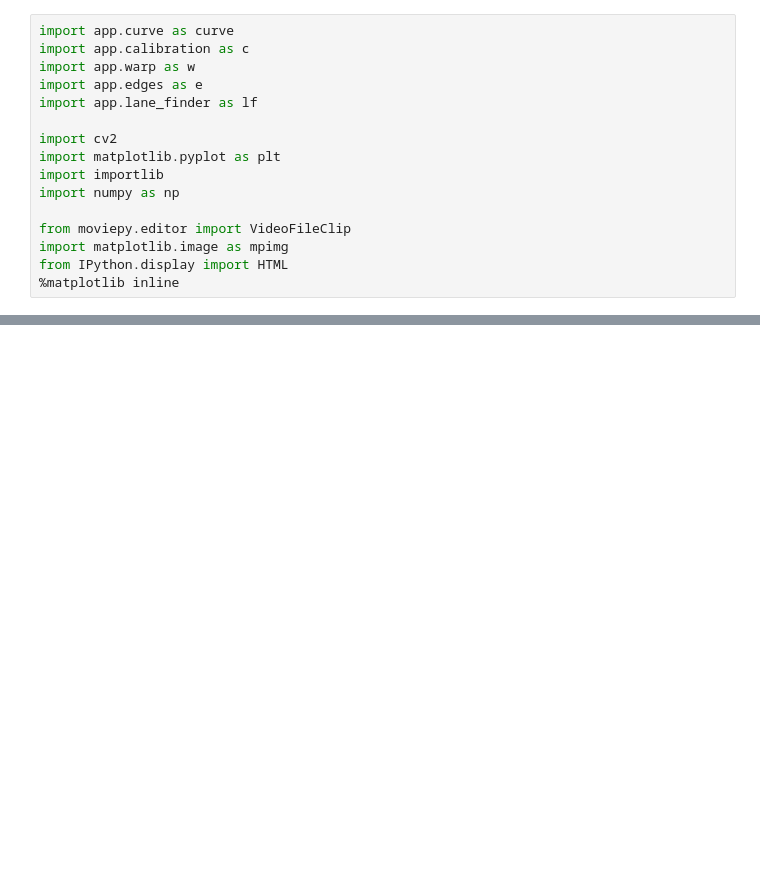
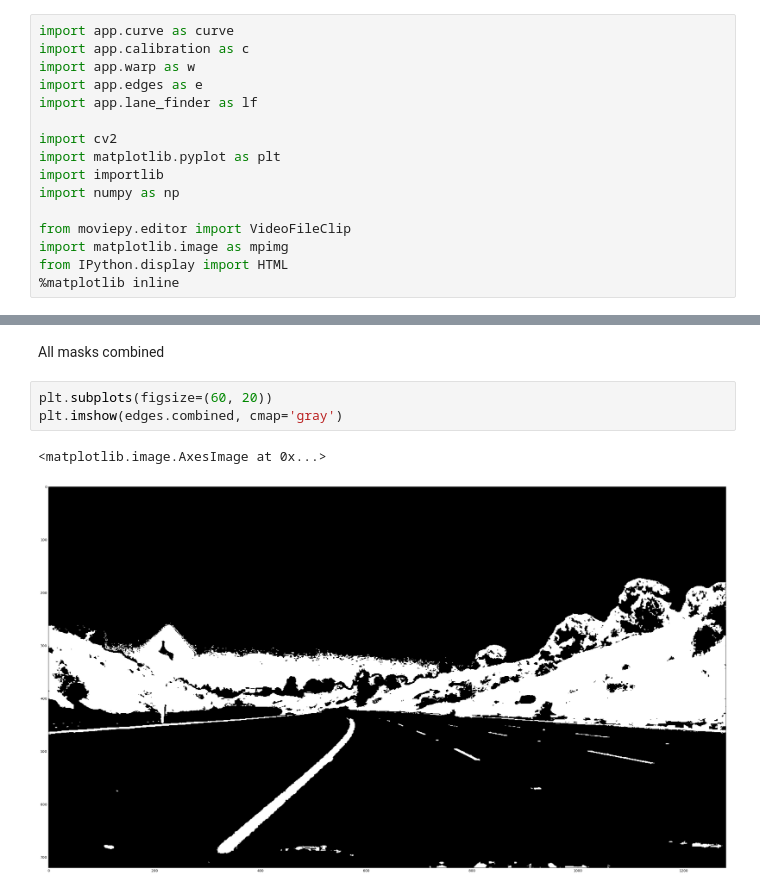
Before and after one commit to tadasdanielius/CarND-Advanced-Lane-Lines, a Jupyter notebook: report.ipynb, the cells around one changed output, grey strips where cells are left out. Saved outputs shown, nothing was run; the diff lists cells and outputs as text; blank space fills up the shorter version.

```diff
--- a/report.ipynb
+++ b/report.ipynb
@@ -200,0 +108,8 @@ plt.imshow(thresh5)
+# %% [markdown]
+All masks combined
+# %%
+plt.subplots(figsize=(60, 20))
+plt.imshow(edges.combined, cmap='gray')
+# %% [output]
+<matplotlib.image.AxesImage at 0x...>
+[figure, added]
```
Also changed, not shown: parts of 26 cells of this notebook, 3 other files.
